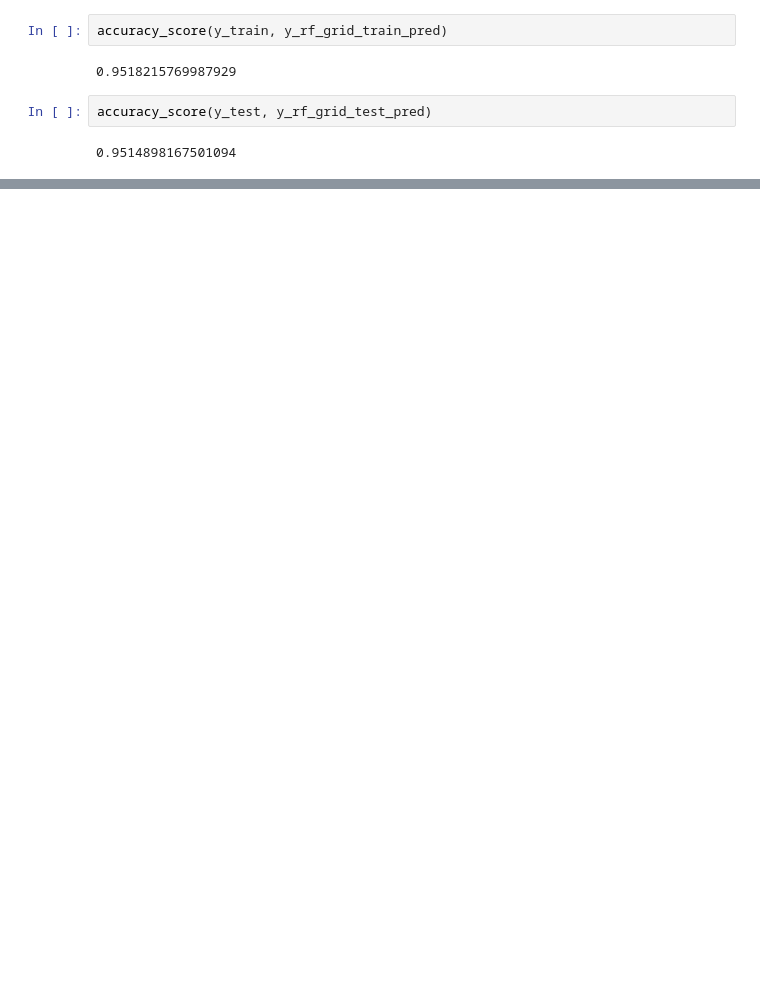
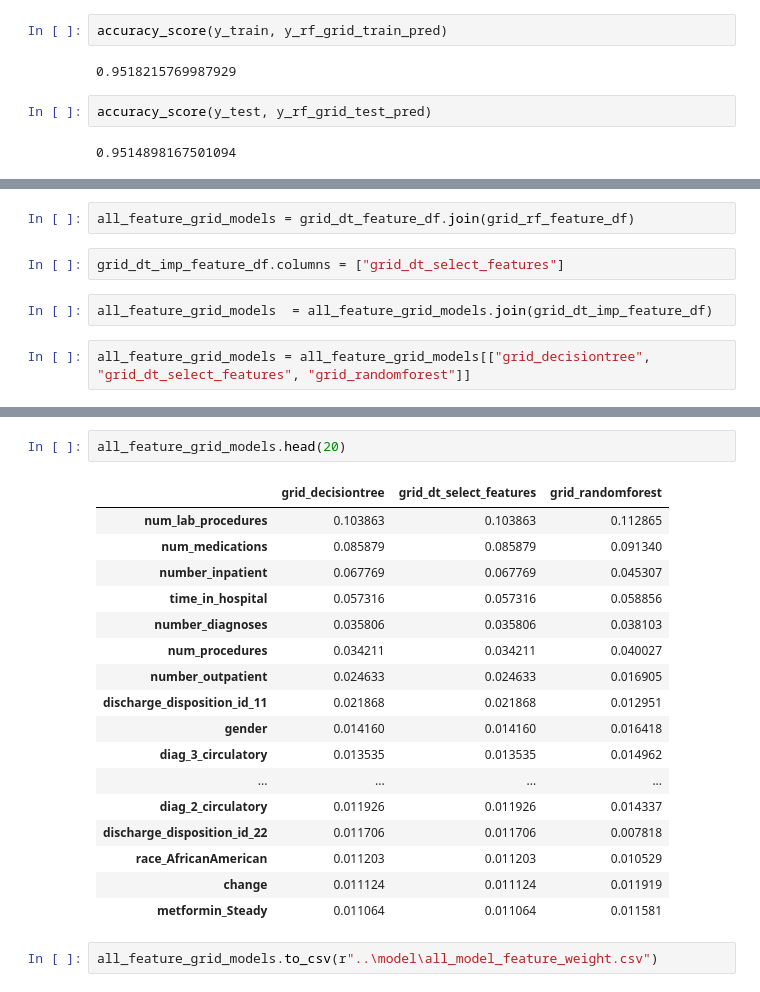
Before and after one commit to yunghanjeong/diabetic_readmission_prediction, a Jupyter notebook: notebooks/diabetes_readmission_model.ipynb, the cells around one changed output, grey strips where cells are left out. Cells and saved outputs as stored; diff of their text form; blank space fills up the shorter version.

```diff
--- a/notebooks/diabetes_readmission_model.ipynb
+++ b/notebooks/diabetes_readmission_model.ipynb
@@ -556,0 +717,8 @@ grid_rf.
+# %%
+all_feature_grid_models = grid_dt_feature_df.join(grid_rf_feature_df)
+# %%
+grid_dt_imp_feature_df.columns = ["grid_dt_select_features"]
+# %%
+all_feature_grid_models  = all_feature_grid_models.join(grid_dt_imp_feature_df)
+# %%
+all_feature_grid_models = all_feature_grid_models[["grid_decisiontree", "grid_dt_select_features", "grid_randomforest"]]
@@ -556,0 +734,22 @@ grid_rf.
+# %%
+all_feature_grid_models.head(20)
+# %% [output]
+|  | grid_decisiontree | grid_dt_select_features | grid_randomforest |
+| num_lab_procedures | 0.103863 | 0.103863 | 0.112865 |
+| num_medications | 0.085879 | 0.085879 | 0.091340 |
+| number_inpatient | 0.067769 | 0.067769 | 0.045307 |
+| time_in_hospital | 0.057316 | 0.057316 | 0.058856 |
+| number_diagnoses | 0.035806 | 0.035806 | 0.038103 |
+| num_procedures | 0.034211 | 0.034211 | 0.040027 |
+| number_outpatient | 0.024633 | 0.024633 | 0.016905 |
+| discharge_disposition_id_11 | 0.021868 | 0.021868 | 0.012951 |
+| gender | 0.014160 | 0.014160 | 0.016418 |
+| diag_3_circulatory | 0.013535 | 0.013535 | 0.014962 |
+| ... | ... | ... | ... |
+| diag_2_circulatory | 0.011926 | 0.011926 | 0.014337 |
+| discharge_disposition_id_22 | 0.011706 | 0.011706 | 0.007818 |
+| race_AfricanAmerican | 0.011203 | 0.011203 | 0.010529 |
+| change | 0.011124 | 0.011124 | 0.011919 |
+| metformin_Steady | 0.011064 | 0.011064 | 0.011581 |
+# %%
+all_feature_grid_models.to_csv(r"..\model\all_model_feature_weight.csv")
```
Also changed, not shown: parts of 48 cells of this notebook, 8 other files.
